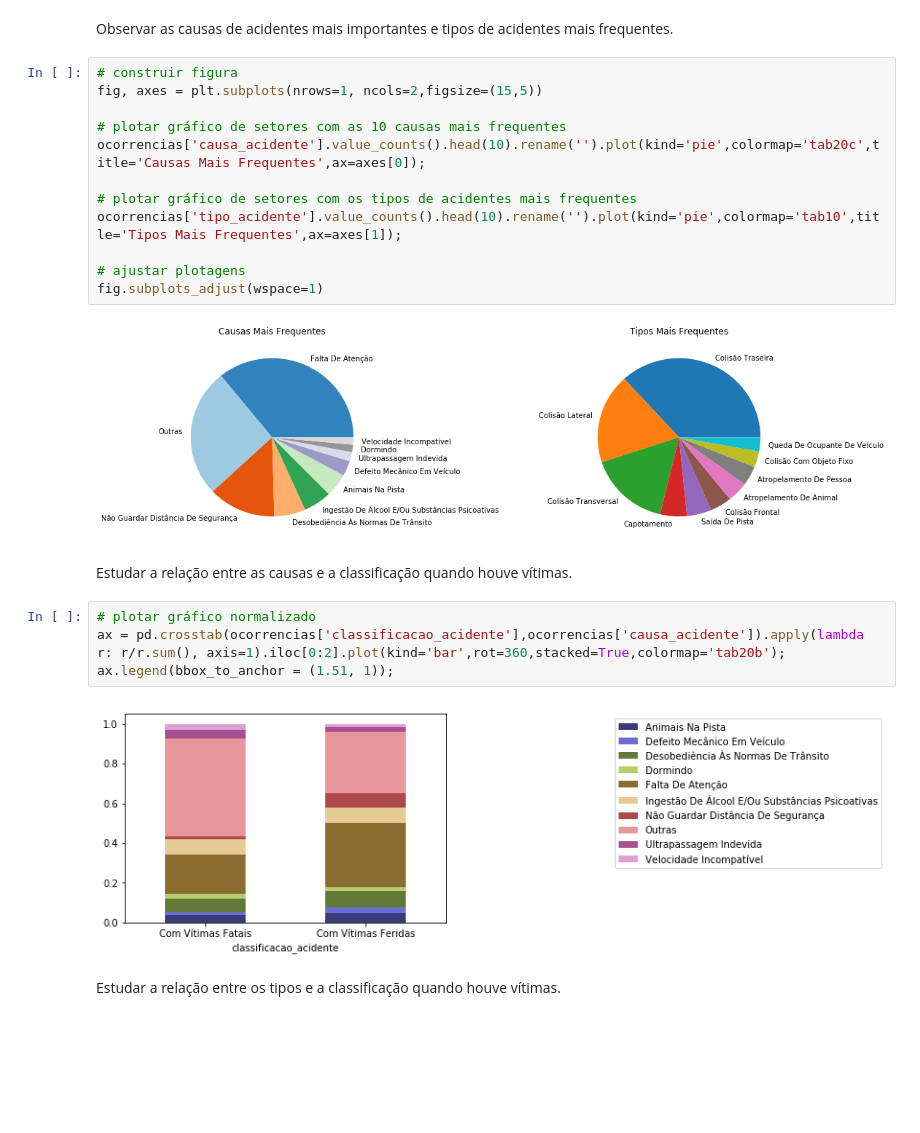
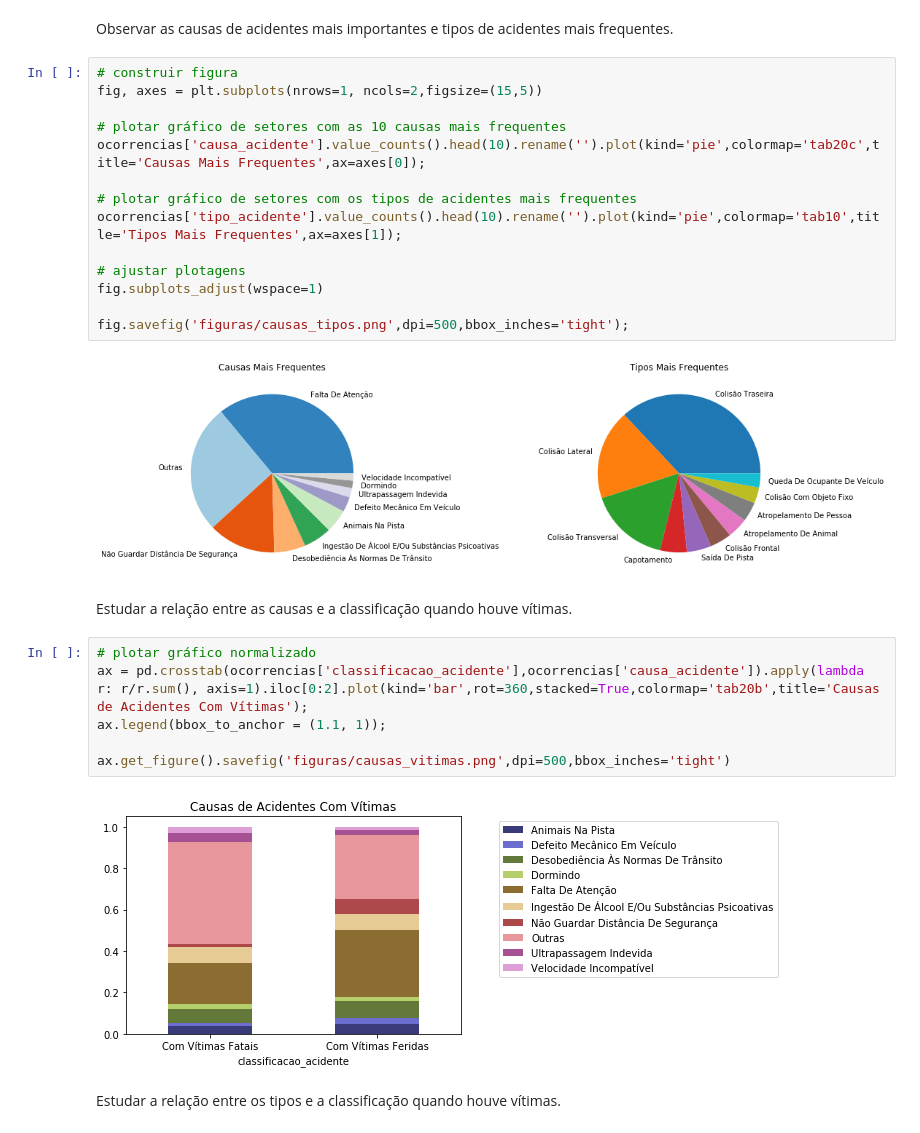
Before and after one commit to daniel-santos-7/tcc-bct, a Jupyter notebook: acidentes.ipynb, the cells around one changed output. Drawn from its saved outputs; the diff is of its cells as text; blank space fills up the shorter version.

```diff
--- a/acidentes.ipynb
+++ b/acidentes.ipynb
@@ -713,16 +757,20 @@ ocorrencias['tipo_acidente'].value_counts().head(10).rename('').plot(kind='pie',
 
 # ajustar plotagens
 fig.subplots_adjust(wspace=1)
+
+fig.savefig('figuras/causas_tipos.png',dpi=500,bbox_inches='tight');
 # %% [output]
 [figure]
 # %% [markdown]
 Estudar a relação entre as causas e a classificação quando houve vítimas.
 # %%
 # plotar gráfico normalizado
-ax = pd.crosstab(ocorrencias['classificacao_acidente'],ocorrencias['causa_acidente']).apply(lambda r: r/r.sum(), axis=1).iloc[0:2].plot(kind='bar',rot=360,stacked=True,colormap='tab20b');
-ax.legend(bbox_to_anchor = (1.51, 1));
+ax = pd.crosstab(ocorrencias['classificacao_acidente'],ocorrencias['causa_acidente']).apply(lambda r: r/r.sum(), axis=1).iloc[0:2].plot(kind='bar',rot=360,stacked=True,colormap='tab20b',title='Causas de Acidentes Com Vítimas');
+ax.legend(bbox_to_anchor = (1.1, 1));
+
+ax.get_figure().savefig('figuras/causas_vitimas.png',dpi=500,bbox_inches='tight')
 # %% [output]
-[figure, old version]
+[figure, new version]
 # %% [markdown]
 Estudar a relação entre os tipos e a classificação quando houve vítimas.
 # %%
```
Also changed, not shown: parts of 93 cells of this notebook, 30 other files.
